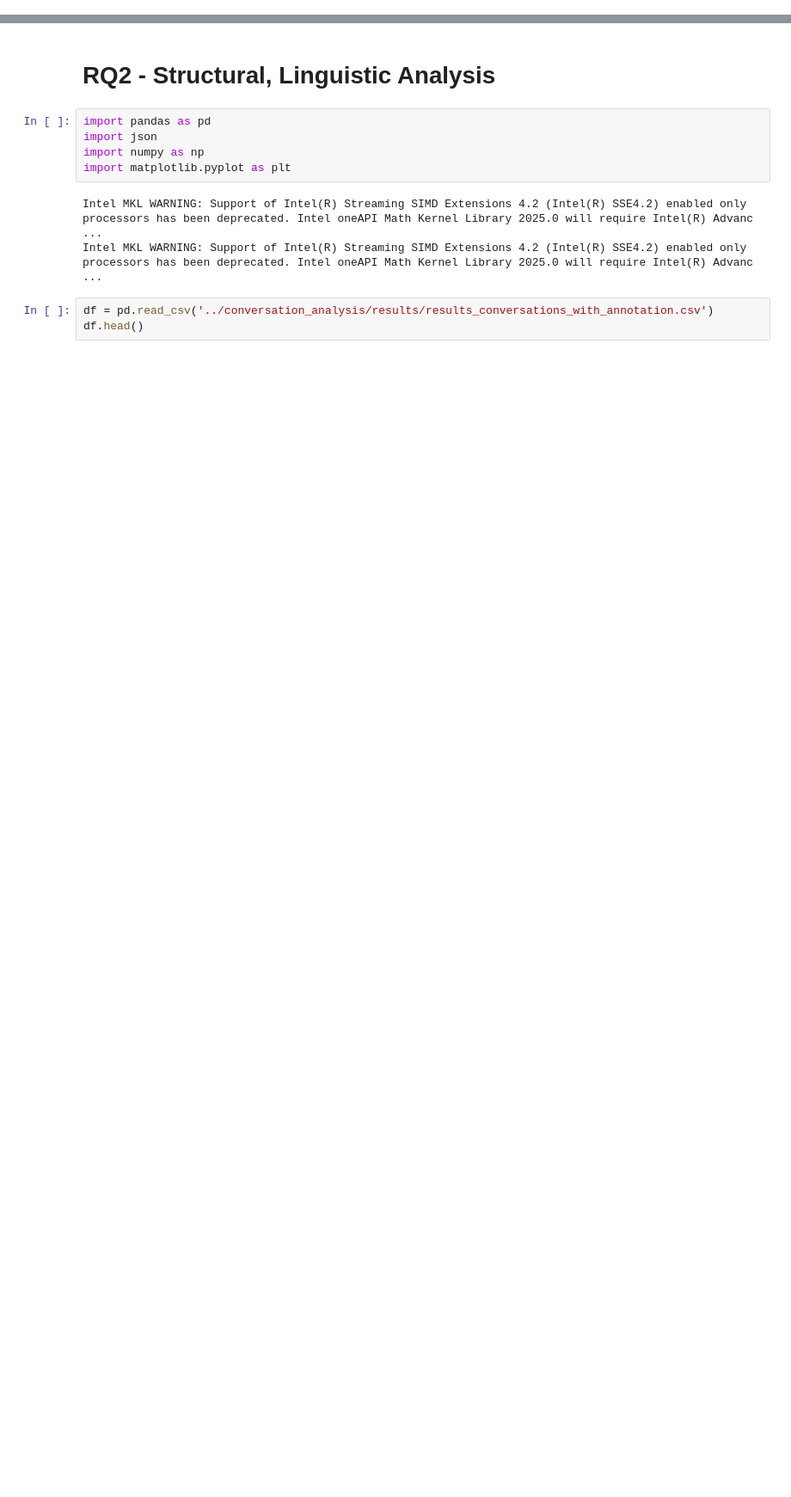
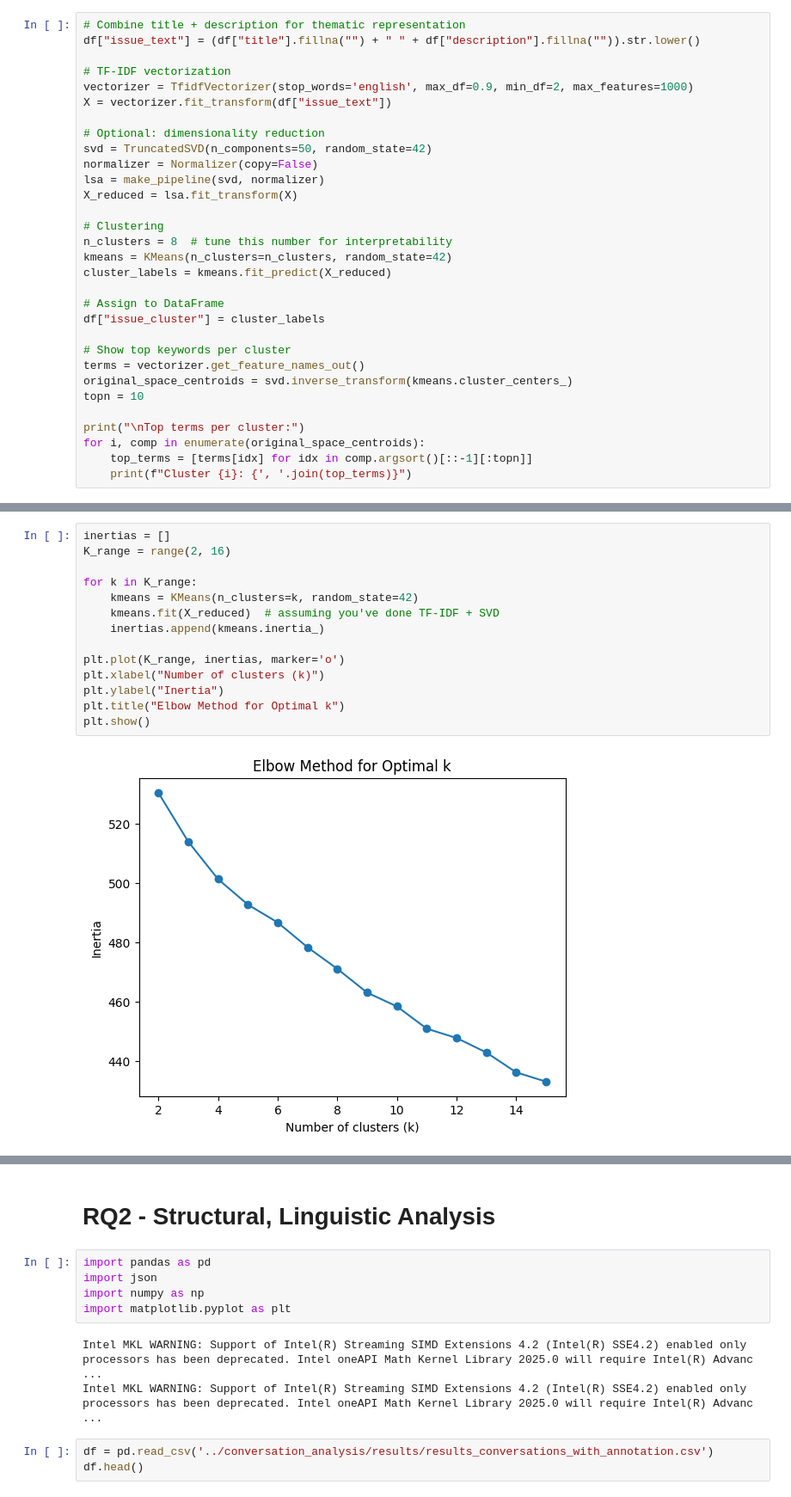
Before and after one commit to SOAR-Lab/llm_issue_resolution_analysis, a Jupyter notebook: analysis/main.ipynb, the cells around one changed output, grey strips where cells are left out. Shown at 86% size. Saved outputs shown, nothing was run; the diff lists cells and outputs as text; blank space fills up the shorter version.

Commit message:
added analysis for issue analysis

```diff
--- a/analysis/main.ipynb
+++ b/analysis/main.ipynb
@@ -0,0 +399,31 @@
+# %%
+# Combine title + description for thematic representation
+df["issue_text"] = (df["title"].fillna("") + " " + df["description"].fillna("")).str.lower()
+
+# TF-IDF vectorization
+vectorizer = TfidfVectorizer(stop_words='english', max_df=0.9, min_df=2, max_features=1000)
+X = vectorizer.fit_transform(df["issue_text"])
+
+# Optional: dimensionality reduction
+svd = TruncatedSVD(n_components=50, random_state=42)
+normalizer = Normalizer(copy=False)
+lsa = make_pipeline(svd, normalizer)
+X_reduced = lsa.fit_transform(X)
+
+# Clustering
+n_clusters = 8  # tune this number for interpretability
+kmeans = KMeans(n_clusters=n_clusters, random_state=42)
+cluster_labels = kmeans.fit_predict(X_reduced)
+
+# Assign to DataFrame
+df["issue_cluster"] = cluster_labels
+
+# Show top keywords per cluster
+terms = vectorizer.get_feature_names_out()
+original_space_centroids = svd.inverse_transform(kmeans.cluster_centers_)
+topn = 10
+
+print("\nTop terms per cluster:")
+for i, comp in enumerate(original_space_centroids):
+    top_terms = [terms[idx] for idx in comp.argsort()[::-1][:topn]]
+    print(f"Cluster {i}: {', '.join(top_terms)}")
@@ -0,0 +440,16 @@
+# %%
+inertias = []
+K_range = range(2, 16)
+
+for k in K_range:
+    kmeans = KMeans(n_clusters=k, random_state=42)
+    kmeans.fit(X_reduced)  # assuming you've done TF-IDF + SVD
+    inertias.append(kmeans.inertia_)
+
+plt.plot(K_range, inertias, marker='o')
+plt.xlabel("Number of clusters (k)")
+plt.ylabel("Inertia")
+plt.title("Elbow Method for Optimal k")
+plt.show()
+# %% [output]
+[figure, added]
```
Also changed, not shown: parts of 45 cells of this notebook, 3 other files.
